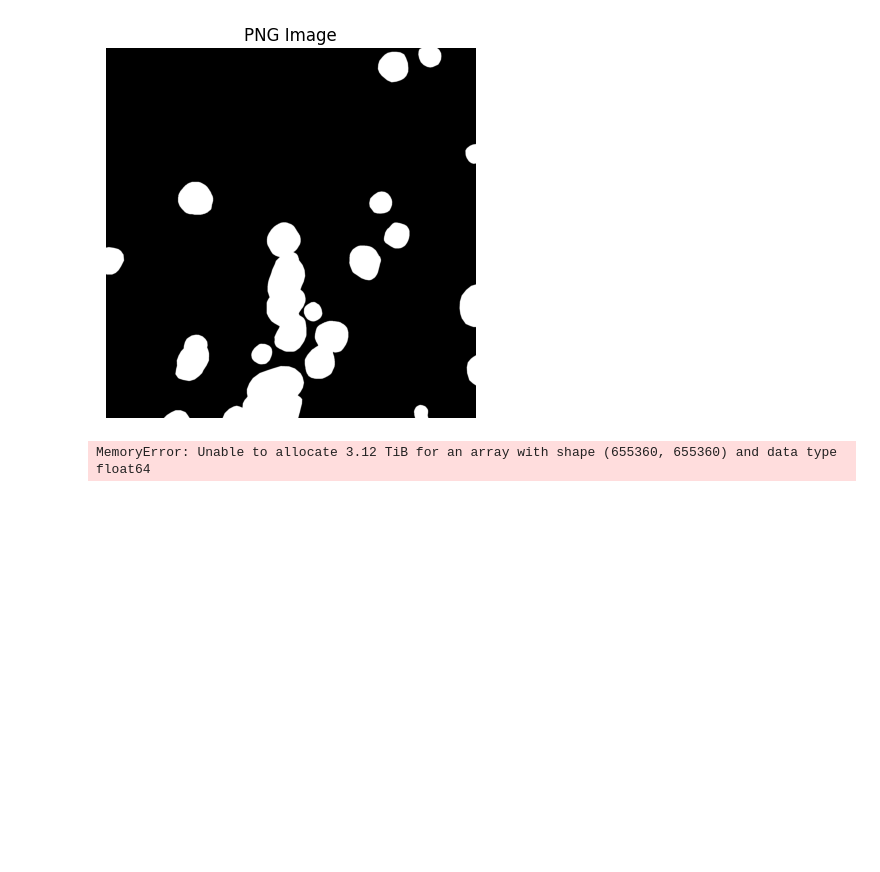
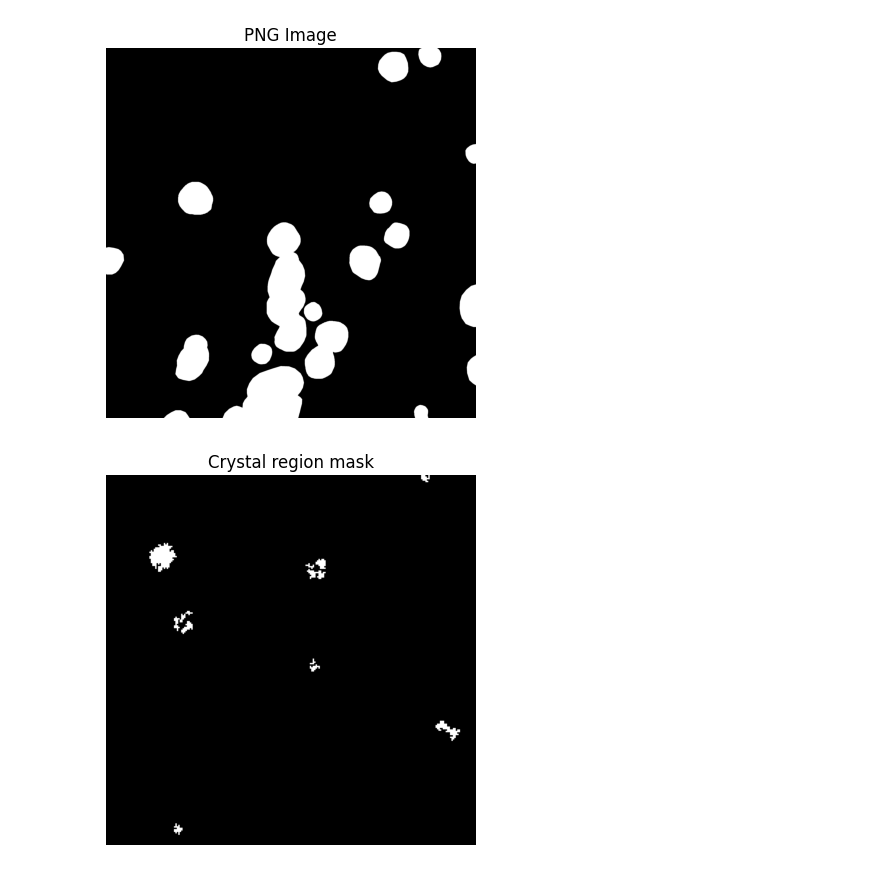
Before and after one commit to Tndeal/PH-TEM, a Jupyter notebook: image_topology/Model.ipynb, the cells around one changed output. Drawn from its saved outputs; the diff is of its cells as text; code cells hidden in the pictures; blank space fills up the shorter version.

```diff
--- a/image_topology/Model.ipynb
+++ b/image_topology/Model.ipynb
@@ -413,25 +432,18 @@ run_test(test_imgs[1])
 new image
 [figure]
 [figure]
-# %%
-import numpy as np
-from persim import wasserstein
-from sklearn.svm import SVC
-
-# X = list of persistence diagrams (each is a Nx2 numpy array)
-# y = labels (0/1)
-
-N = len(X_fixed)
-gamma = 1.0  # RBF-style scaling, can tune
-
-# Compute pairwise Wasserstein distances
-D = np.zeros((N, N))
-for i in range(N):
-    for j in range(i, N):
-        dist = wasserstein(X[i], X[j], matching=False)  # default order-1
-        D[i, j] = D[j, i] = dist
-
-# Convert distances to similarity (RBF kernel)
-K = np.exp(-gamma * D**2)
-# %% [output]
-MemoryError: Unable to allocate 3.12 TiB for an array with shape (655360, 655360) and data type float64
+# %%
+from skimage.morphology import remove_small_objects
+from scipy.ndimage import binary_fill_holes
+from skimage.morphology import binary_closing, disk
+
+clean_mask = remove_small_objects(mask, max_size=100)
+clean_mask = binary_fill_holes(clean_mask)
+clean = binary_closing(clean_mask, footprint=disk(2))
+clean_mask = remove_small_objects(clean_mask, max_size=1600)
+plt.imshow(clean_mask, cmap="gray")
+plt.title("Crystal region mask")
+plt.axis("off")
+plt.show()
+# %% [output]
+[figure, added]
```
Also changed, not shown: parts of 5 cells of this notebook, 1 other file.
